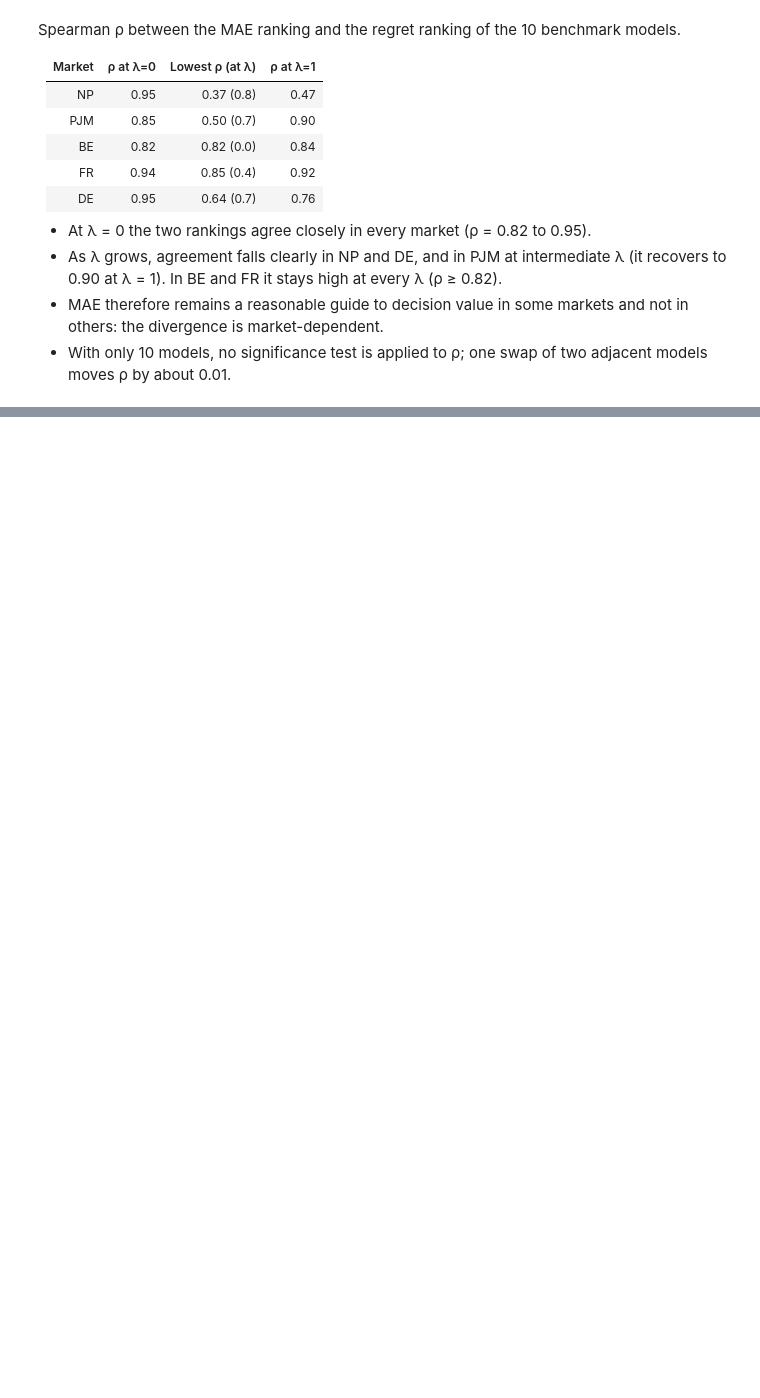
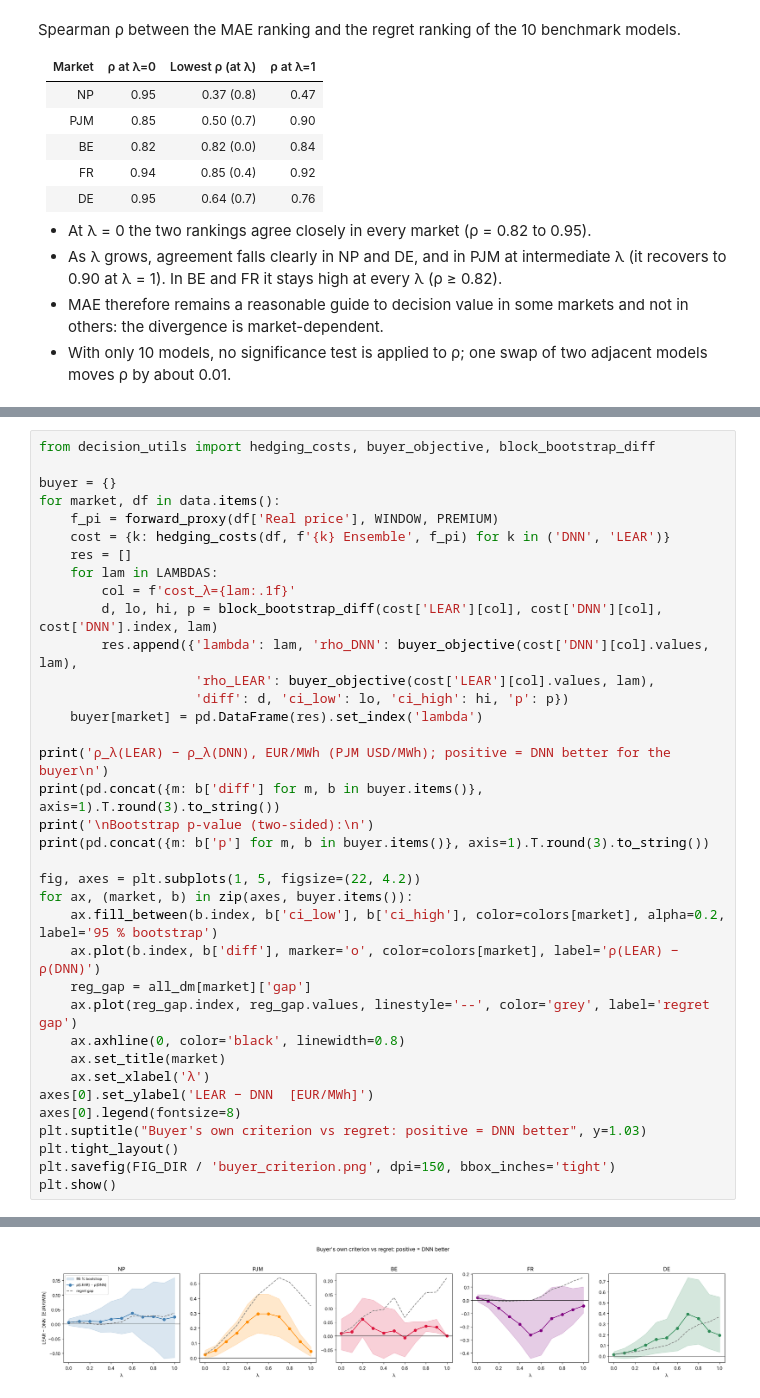
Before and after one commit to Ghaliblouz/Forecast-vs-Decision-value, a Jupyter notebook: notebooks/cross_market_decision.ipynb, the cells around one changed output, grey strips where cells are left out. Saved outputs shown, nothing was run; the diff lists cells and outputs as text; blank space fills up the shorter version.

```diff
--- a/notebooks/cross_market_decision.ipynb
+++ b/notebooks/cross_market_decision.ipynb
@@ -574,0 +651,37 @@ Spearman ρ between the MAE ranking and the regret ranking of the 10 benchmark m
+# %%
+from decision_utils import hedging_costs, buyer_objective, block_bootstrap_diff
+
+buyer = {}
+for market, df in data.items():
+    f_pi = forward_proxy(df['Real price'], WINDOW, PREMIUM)
+    cost = {k: hedging_costs(df, f'{k} Ensemble', f_pi) for k in ('DNN', 'LEAR')}
+    res = []
+    for lam in LAMBDAS:
+        col = f'cost_λ={lam:.1f}'
+        d, lo, hi, p = block_bootstrap_diff(cost['LEAR'][col], cost['DNN'][col], cost['DNN'].index, lam)
+        res.append({'lambda': lam, 'rho_DNN': buyer_objective(cost['DNN'][col].values, lam),
+                    'rho_LEAR': buyer_objective(cost['LEAR'][col].values, lam),
+                    'diff': d, 'ci_low': lo, 'ci_high': hi, 'p': p})
+    buyer[market] = pd.DataFrame(res).set_index('lambda')
+
+print('ρ_λ(LEAR) − ρ_λ(DNN), EUR/MWh (PJM USD/MWh); positive = DNN better for the buyer\n')
+print(pd.concat({m: b['diff'] for m, b in buyer.items()}, axis=1).T.round(3).to_string())
+print('\nBootstrap p-value (two-sided):\n')
+print(pd.concat({m: b['p'] for m, b in buyer.items()}, axis=1).T.round(3).to_string())
+
+fig, axes = plt.subplots(1, 5, figsize=(22, 4.2))
+for ax, (market, b) in zip(axes, buyer.items()):
+    ax.fill_between(b.index, b['ci_low'], b['ci_high'], color=colors[market], alpha=0.2, label='95 % bootstrap')
+    ax.plot(b.index, b['diff'], marker='o', color=colors[market], label='ρ(LEAR) − ρ(DNN)')
+    reg_gap = all_dm[market]['gap']
+    ax.plot(reg_gap.index, reg_gap.values, linestyle='--', color='grey', label='regret gap')
+    ax.axhline(0, color='black', linewidth=0.8)
+    ax.set_title(market)
+    ax.set_xlabel('λ')
+axes[0].set_ylabel('LEAR − DNN  [EUR/MWh]')
+axes[0].legend(fontsize=8)
+plt.suptitle("Buyer's own criterion vs regret: positive = DNN better", y=1.03)
+plt.tight_layout()
+plt.savefig(FIG_DIR / 'buyer_criterion.png', dpi=150, bbox_inches='tight')
+plt.show()
+# %% [output]
@@ -574,0 +705 @@ Spearman ρ between the MAE ranking and the regret ranking of the 10 benchmark m
+[figure, added]
```
Also changed, not shown: parts of 6 cells of this notebook, 10 other files.
